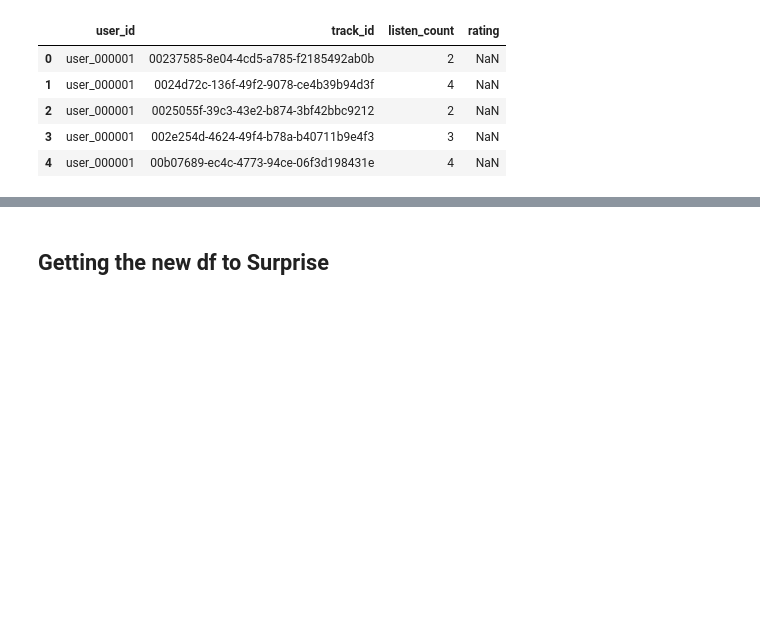
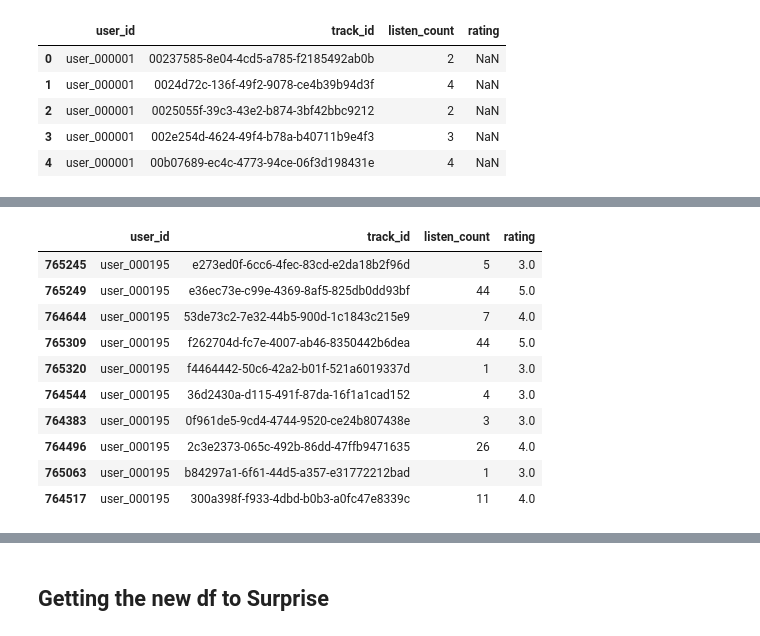
Before and after one commit to alexing/musicmagal, a Jupyter notebook: exploration-franch.ipynb, the cells around one changed output, grey strips where cells are left out. Cells and saved outputs as stored; diff of their text form; code cells hidden in the pictures; blank space fills up the shorter version.

```diff
--- a/exploration-franch.ipynb
+++ b/exploration-franch.ipynb
@@ -232,3 +247,21 @@ def create_ratings_for_user(df, user_id):
+# %%
+sel = df['user_id'] == 'user_000195'
+sel &= df['listen_count'] >= 6
+sel &= df['listen_count'] <= 33
+df.loc[sel, 'rating'] = 4
+df[df['user_id'] == 'user_000195'].sample(10)
+# %% [output]
+|  | user_id | track_id | listen_count | rating |
+| 765245 | user_000195 | e273ed0f-6cc6-4fec-83cd-e2da18b2f96d | 5 | 3.0 |
+| 765249 | user_000195 | e36ec73e-c99e-4369-8af5-825db0dd93bf | 44 | 5.0 |
+| 764644 | user_000195 | 53de73c2-7e32-44b5-900d-1c1843c215e9 | 7 | 4.0 |
+| 765309 | user_000195 | f262704d-fc7e-4007-ab46-8350442b6dea | 44 | 5.0 |
+| 765320 | user_000195 | f4464442-50c6-42a2-b01f-521a6019337d | 1 | 3.0 |
+| 764544 | user_000195 | 36d2430a-d115-491f-87da-16f1a1cad152 | 4 | 3.0 |
+| 764383 | user_000195 | 0f961de5-9cd4-4744-9520-ce24b807438e | 3 | 3.0 |
+| 764496 | user_000195 | 2c3e2373-065c-492b-86dd-47ffb9471635 | 26 | 4.0 |
+| 765063 | user_000195 | b84297a1-6f61-44d5-a357-e31772212bad | 1 | 3.0 |
+| 764517 | user_000195 | 300a398f-f933-4dbd-b0b3-a0fc47e8339c | 11 | 4.0 |
 # %%
 for user in df['user_id'].unique():
     create_ratings_for_user(df, user)
```
Also changed, not shown: parts of 15 cells of this notebook.
